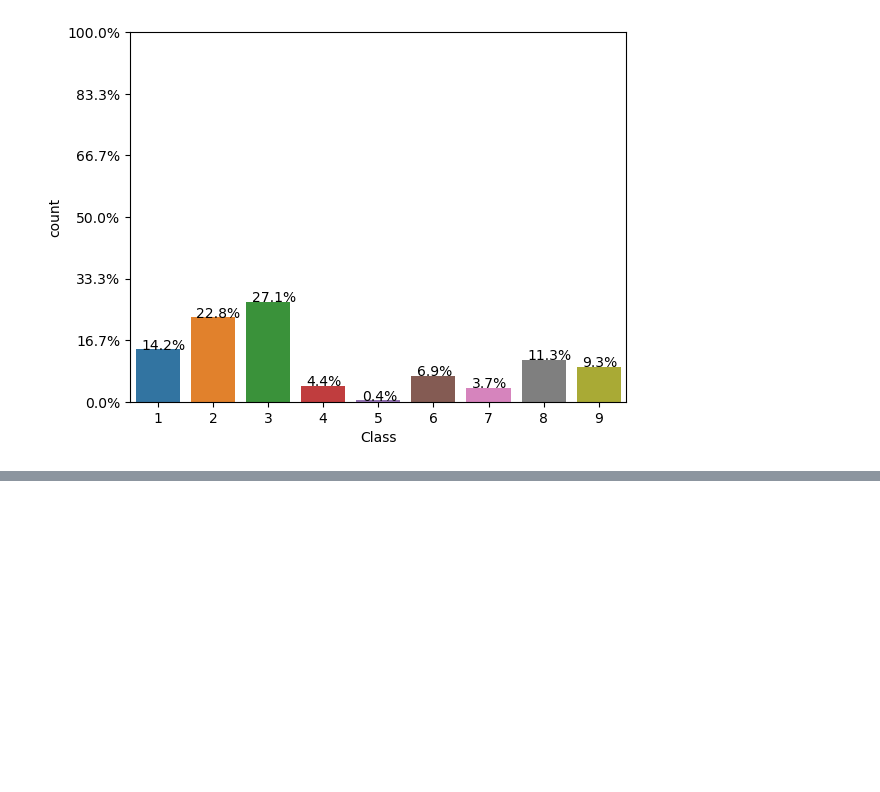
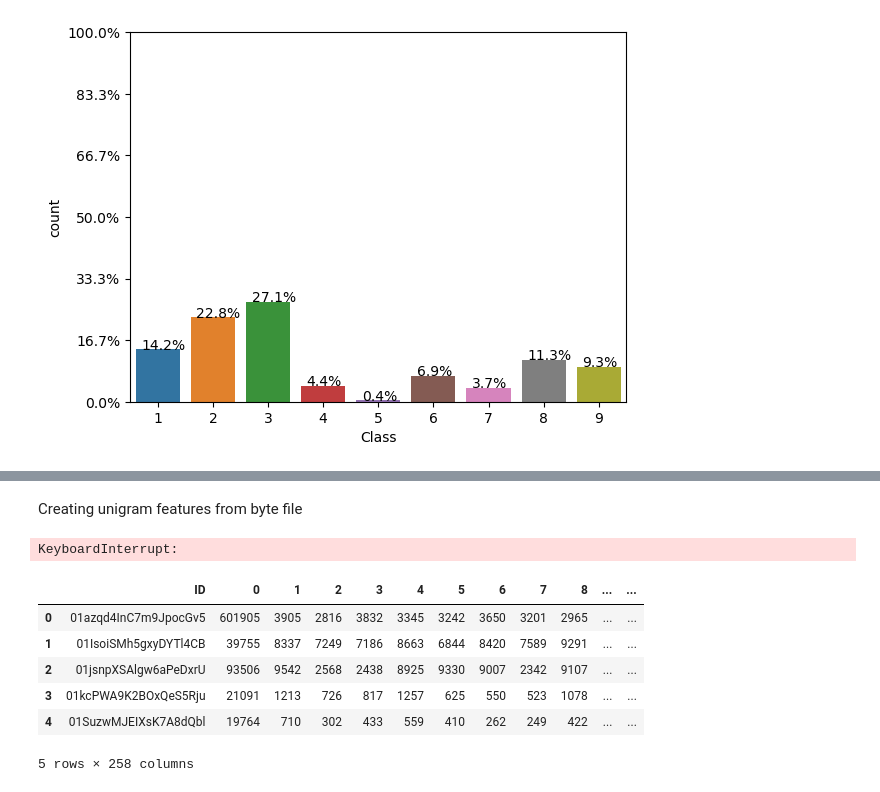
Before and after one commit to namaan05/Data-Science-Projects-Portfolio, a Jupyter notebook: Microsoft_Malware_Detection.ipynb, the cells around one changed output, grey strips where cells are left out. Drawn from its saved outputs; the diff is of its cells as text; code cells hidden in the pictures; blank space fills up the shorter version.

Commit message:
feature extraction results and updated malware detection jupyter notebook

```diff
--- a/Microsoft_Malware_Detection.ipynb
+++ b/Microsoft_Malware_Detection.ipynb
@@ -48,0 +89,2 @@ plt.show()
+# %% [markdown]
+Creating unigram features from byte file
@@ -48,0 +116,43 @@ plt.show()
+# %%
+#program to convert into bag of words of bytefiles
+#this is custom-built bag of words this is unigram bag of words
+byte_feature_file=open('result.csv','w+')
+byte_feature_file.write("ID,1,2,3,4,5,6,7,8,9,0a,0b,0c,0d,0e,0f,10,11,12,13,14,15,16,17,18,19,1a,1b,1c,1d,1e,1f,20,21,22,23,24,25,26,27,28,29,2a,2b,2c,2d,2e,2f,30,31,32,33,34,35,36,37,38,39,3a,3b,3c,3d,3e,3f,40,41,42,43,44,45,46,47,48,49,4a,4b,4c,4d,4e,4f,50,51,52,53,54,55,56,57,58,59,5a,5b,5c,5d,5e,5f,60,61,62,63,64,65,66,67,68,69,6a,6b,6c,6d,6e,6f,70,71,72,73,74,75,76,77,78,79,7a,7b,7c,7d,7e,7f,80,81,82,83,84,85,86,87,88,89,8a,8b,8c,8d,8e,8f,90,91,92,93,94,95,96,97,98,99,9a,9b,9c,9d,9e,9f,a0,a1,a2,a3,a4,a5,a6,a7,a8,a9,aa,ab,ac,ad,ae,af,b0,b1,b2,b3,b4,b5,b6,b7,b8,b9,ba,bb,bc,bd,be,bf,c0,c1,c2,c3,c4,c5,c6,c7,c8,c9,ca,cb,cc,cd,ce,cf,d0,d1,d2,d3,d4,d5,d6,d7,d8,d9,da,db,dc,dd,de,df,e0,e1,e2,e3,e4,e5,e6,e7,e8,e9,ea,eb,ec,ed,ee,ef,f0,f1,f2,f3,f4,f5,f6,f7,f8,f9,fa,fb,fc,fd,fe,ff,??")
+for file in files:
+    filenames2.append(file)
+    byte_feature_file.write(file+",")
+    if(file.endswith("txt")):
+        with open('byteFiles/'+file,"r") as byte_flie:
+            for lines in byte_flie:
+                line=lines.rstrip().split(" ")
+                for hex_code in line:
+                    if hex_code=='??':
+                        feature_matrix[k][256]+=1
+                    else:
+                        feature_matrix[k][int(hex_code,16)]+=1
+        byte_flie.close()
+    for i, row in enumerate(feature_matrix[k]):
+        if i!=len(feature_matrix[k])-1:
+            byte_feature_file.write(str(row)+",")
+        else:
+            byte_feature_file.write(str(row))
+    byte_feature_file.write("\n")
+
+    k += 1
+
+byte_feature_file.close()
+# %% [output]
+KeyboardInterrupt:
+# %%
+byte_features=pd.read_csv('result.csv')
+byte_features['ID']=byte_features['ID'].str.split(".").str[0]
+# %%
+byte_features.head()
+# %% [output]
+|  | ID | 0 | 1 | 2 | 3 | 4 | 5 | 6 | 7 | 8 | ... | ... |
+| 0 | 01azqd4InC7m9JpocGv5 | 601905 | 3905 | 2816 | 3832 | 3345 | 3242 | 3650 | 3201 | 2965 | ... | ... |
+| 1 | 01IsoiSMh5gxyDYTl4CB | 39755 | 8337 | 7249 | 7186 | 8663 | 6844 | 8420 | 7589 | 9291 | ... | ... |
+| 2 | 01jsnpXSAlgw6aPeDxrU | 93506 | 9542 | 2568 | 2438 | 8925 | 9330 | 9007 | 2342 | 9107 | ... | ... |
+| 3 | 01kcPWA9K2BOxQeS5Rju | 21091 | 1213 | 726 | 817 | 1257 | 625 | 550 | 523 | 1078 | ... | ... |
+| 4 | 01SuzwMJEIXsK7A8dQbl | 19764 | 710 | 302 | 433 | 559 | 410 | 262 | 249 | 422 | ... | ... |
+5 rows × 258 columns
```
Also changed, not shown: parts of 9 cells of this notebook, 3 other files.
